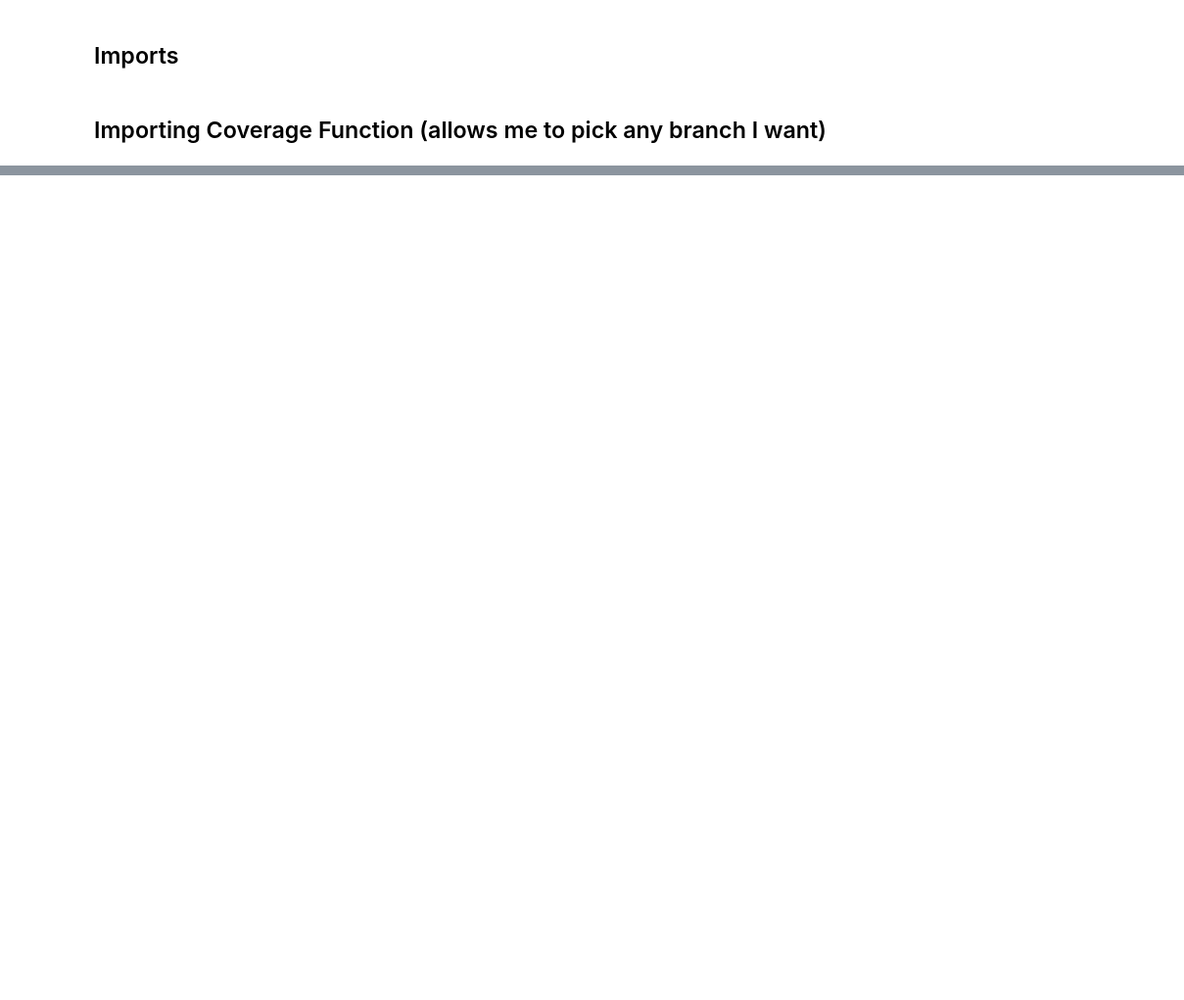
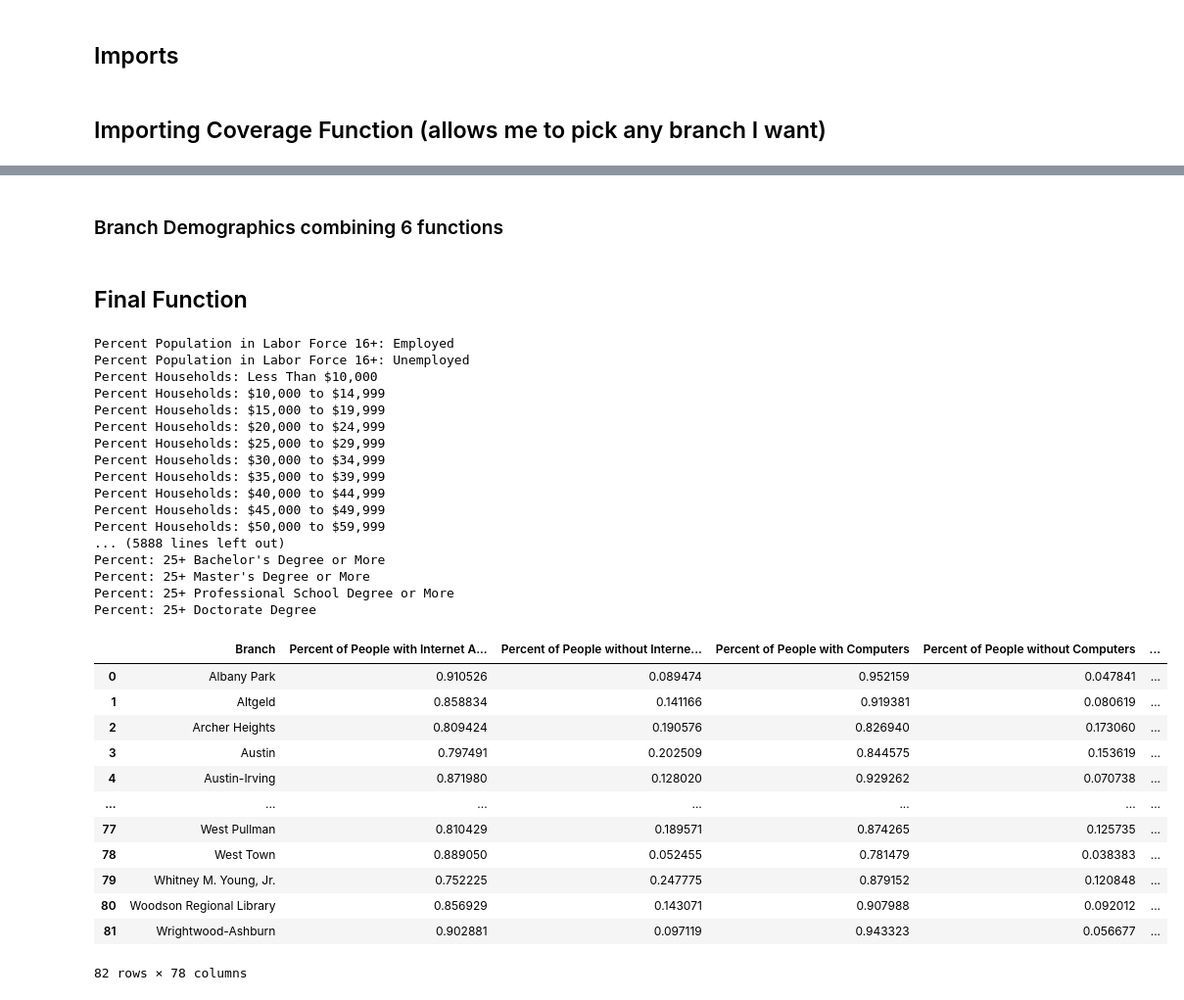
Before and after one commit to Rajvishah12/cpl_project, a Jupyter notebook: can-summer-2023/notebooks/useDictionaryFunction.ipynb, the cells around one changed output, grey strips where cells are left out. Shown: that part at 98% size. Saved outputs shown, nothing was run; the diff lists cells and outputs as text; code cells hidden in the pictures; blank space fills up the shorter version.

```diff
--- a/can-summer-2023/notebooks/useDictionaryFunction.ipynb
+++ b/can-summer-2023/notebooks/useDictionaryFunction.ipynb
@@ -68,0 +57,4 @@ dictionary
+# %%
+branchInfo[['LATITUDE', 'LONGITUDE']] = [ast.literal_eval(x)[:2] for x in branchInfo['LOCATION']]
+branchInfo.loc[:, 'LATITUDE'] = pd.to_numeric(branchInfo.loc[:, 'LATITUDE'])
+branchInfo.loc[:, 'LONGITUDE'] = pd.to_numeric(branchInfo.loc[:, 'LONGITUDE'])
@@ -68,0 +213,2 @@ dictionary
+# %% [markdown]
+### Branch Demographics combining 6 functions
@@ -68,0 +315,2 @@ dictionary
+# %% [markdown]
+## Final Function
@@ -68,0 +417,34 @@ dictionary
+# %%
+walking20Demographics = allBranchDemographics(branchInfo)
+walking20Demographics
+# %% [output]
+Percent Population in Labor Force 16+: Employed
+Percent Population in Labor Force 16+: Unemployed
+Percent Households: Less Than $10,000
+Percent Households: $10,000 to $14,999
+Percent Households: $15,000 to $19,999
+Percent Households: $20,000 to $24,999
+Percent Households: $25,000 to $29,999
+Percent Households: $30,000 to $34,999
+Percent Households: $35,000 to $39,999
+Percent Households: $40,000 to $44,999
+Percent Households: $45,000 to $49,999
+Percent Households: $50,000 to $59,999
+... (5888 lines left out)
+Percent: 25+ Bachelor's Degree or More
+Percent: 25+ Master's Degree or More
+Percent: 25+ Professional School Degree or More
+Percent: 25+ Doctorate Degree
+|  | Branch | Percent of People with Internet A... | Percent of People without Interne... | Percent of People with Computers | Percent of People without Computers | ... |
+| 0 | Albany Park | 0.910526 | 0.089474 | 0.952159 | 0.047841 | ... |
+| 1 | Altgeld | 0.858834 | 0.141166 | 0.919381 | 0.080619 | ... |
+| 2 | Archer Heights | 0.809424 | 0.190576 | 0.826940 | 0.173060 | ... |
+| 3 | Austin | 0.797491 | 0.202509 | 0.844575 | 0.153619 | ... |
+| 4 | Austin-Irving | 0.871980 | 0.128020 | 0.929262 | 0.070738 | ... |
+| ... | ... | ... | ... | ... | ... | ... |
+| 77 | West Pullman | 0.810429 | 0.189571 | 0.874265 | 0.125735 | ... |
+| 78 | West Town | 0.889050 | 0.052455 | 0.781479 | 0.038383 | ... |
+| 79 | Whitney M. Young, Jr. | 0.752225 | 0.247775 | 0.879152 | 0.120848 | ... |
+| 80 | Woodson Regional Library | 0.856929 | 0.143071 | 0.907988 | 0.092012 | ... |
+| 81 | Wrightwood-Ashburn | 0.902881 | 0.097119 | 0.943323 | 0.056677 | ... |
+82 rows × 78 columns
```
Also changed, not shown: parts of 15 cells of this notebook.
